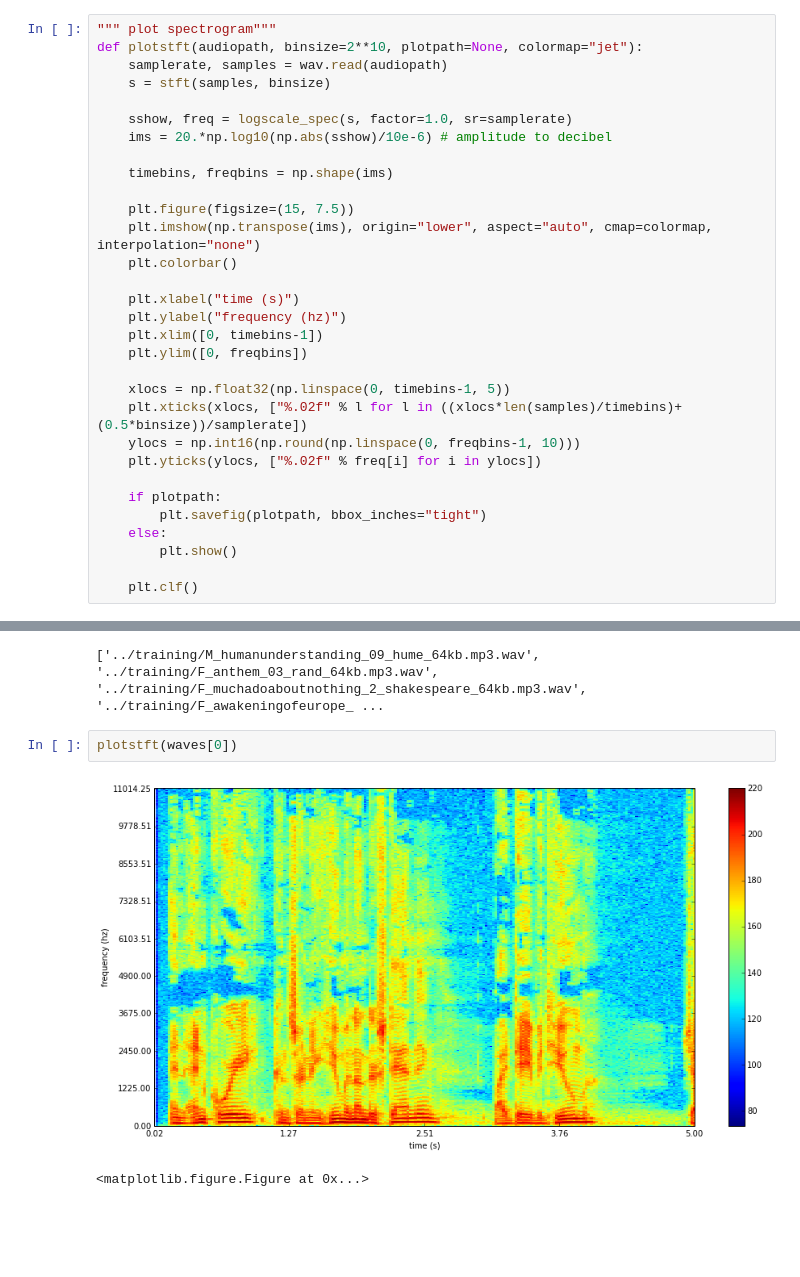
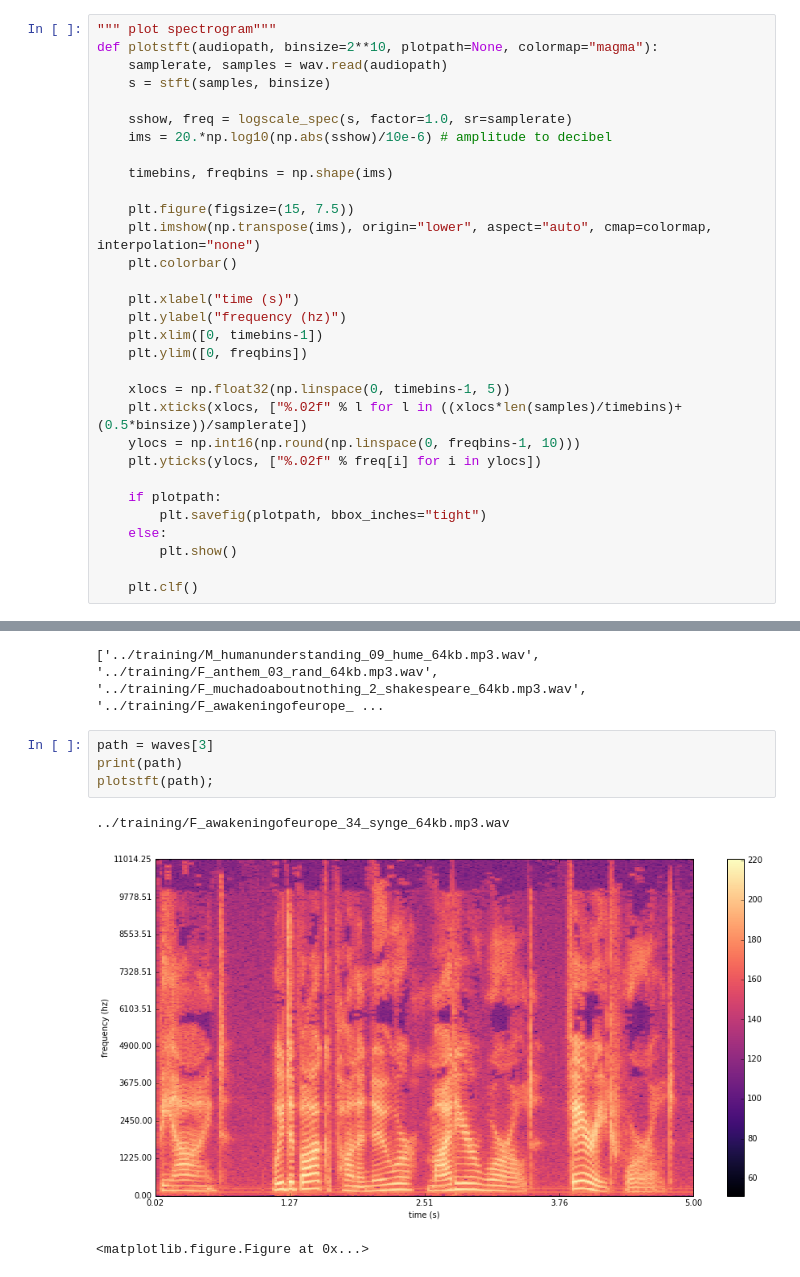
Before and after one commit to episodeyang/who_is_talking, a Jupyter notebook: experiments/wave2spectralGraph.ipynb, the cells around one changed output, grey strips where cells are left out. Cells and saved outputs as stored; diff of their text form; blank space fills up the shorter version.

Commit message:
change plot colormap

```diff
--- a/experiments/wave2spectralGraph.ipynb
+++ b/experiments/wave2spectralGraph.ipynb
@@ -53,7 +53,7 @@ def logscale_spec(spec, sr=44100, factor=20.):
     return newspec, freqs
 # %%
 """ plot spectrogram"""
-def plotstft(audiopath, binsize=2**10, plotpath=None, colormap="jet"):
+def plotstft(audiopath, binsize=2**10, plotpath=None, colormap="magma"):
     samplerate, samples = wav.read(audiopath)
     s = stft(samples, binsize)
 
@@ -89,8 +89,11 @@ waves = glob('../training/*.wav')
 print(waves[:5])
 # %% [output]
 ['../training/M_humanunderstanding_09_hume_64kb.mp3.wav', '../training/F_anthem_03_rand_64kb.mp3.wav', '../training/F_muchadoaboutnothing_2_shakespeare_64kb.mp3.wav', '../training/F_awakeningofeurope_ ...
-# %%
-plotstft(waves[0])
-# %% [output]
-[figure, removed]
-<matplotlib.figure.Figure at 0x...>
+# %%
+path = waves[3]
+print(path)
+plotstft(path);
+# %% [output]
+../training/F_awakeningofeurope_34_synge_64kb.mp3.wav
+[figure, added]
+<matplotlib.figure.Figure at 0x...>
```
